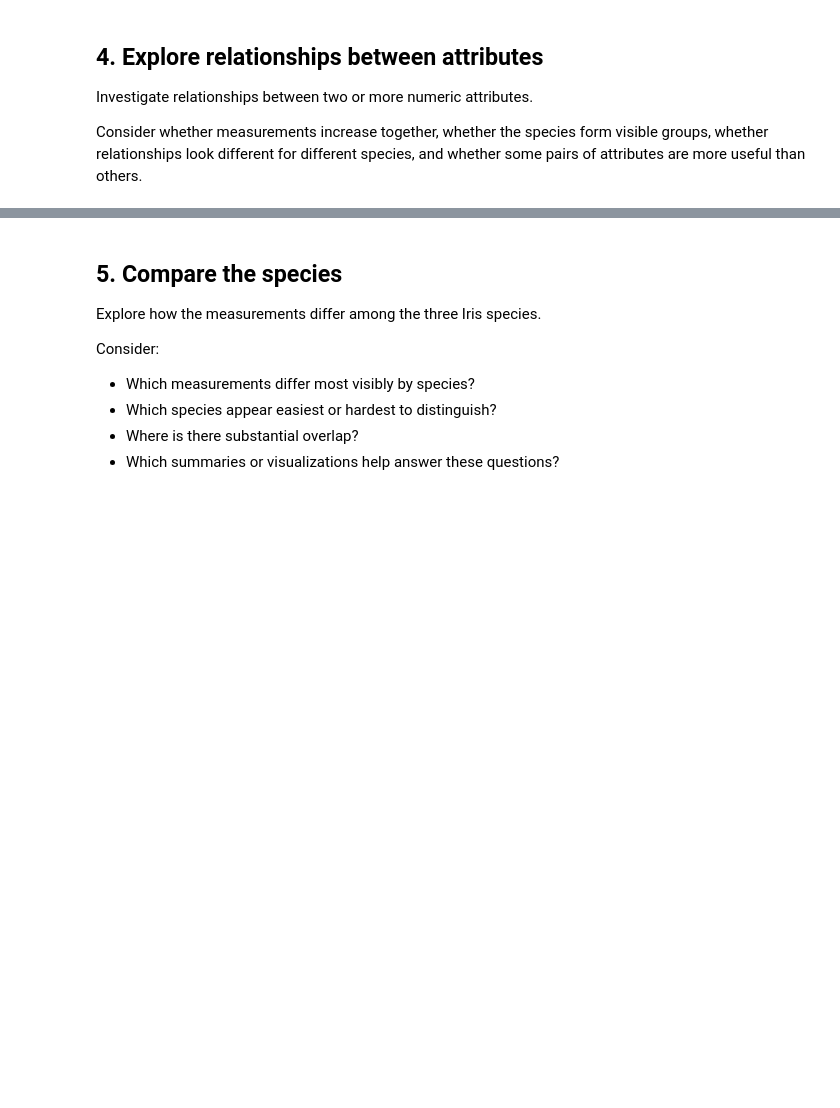
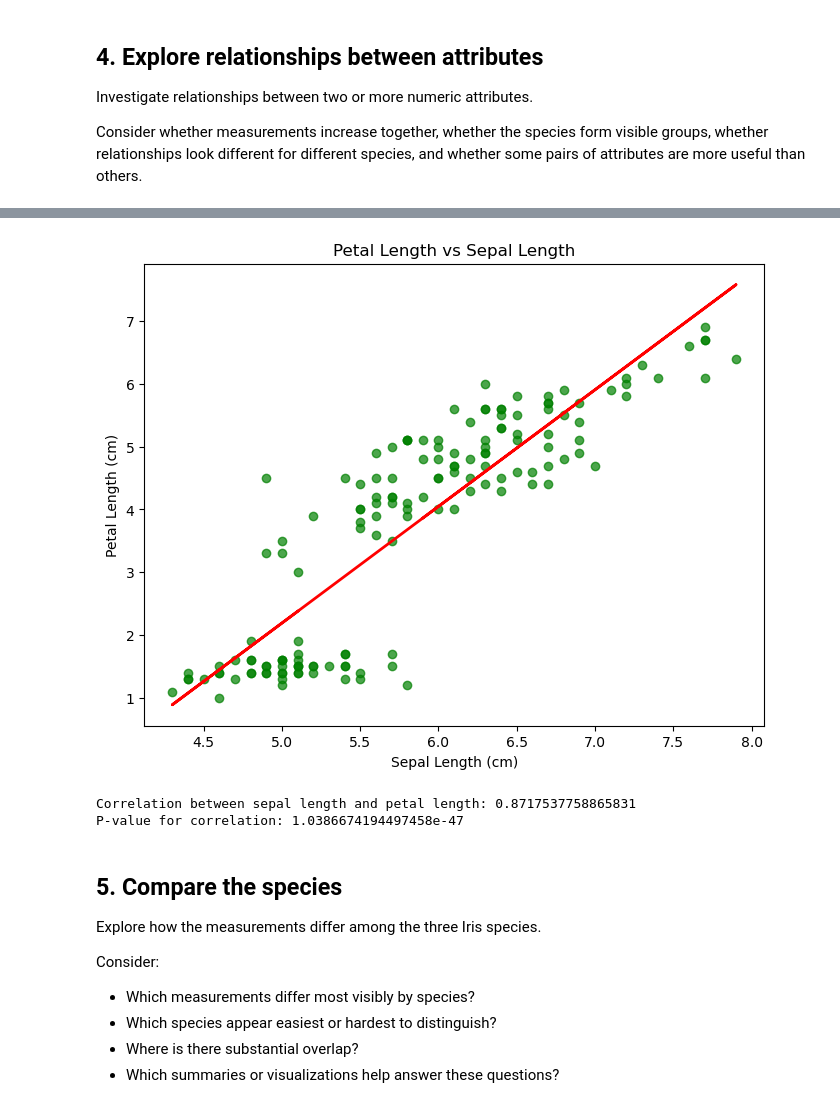
Before and after one commit to amyrewells/Lab01, a Jupyter notebook: Lab_1_Iris_Data_Exploration.ipynb, the cells around one changed output, grey strips where cells are left out. Drawn from its saved outputs; the diff is of its cells as text; code cells hidden in the pictures; blank space fills up the shorter version.

```diff
--- a/Lab_1_Iris_Data_Exploration.ipynb
+++ b/Lab_1_Iris_Data_Exploration.ipynb
@@ -153,3 +153,30 @@ Standard deviation petal length: 1.7652982332594662
 Investigate relationships between two or more numeric attributes.
 
 Consider whether measurements increase together, whether the species form visible groups, whether relationships look different for different species, and whether some pairs of attributes are more useful than others.
+# %%
+# import scipy
+%pip install scipy
+import scipy.stats as stats
+
+# Plot petal length vs sepal length
+plt.figure(figsize=(8, 6))
+plt.scatter(iris['sepal_length_cm'], iris['petal_length_cm'], color='green', alpha=0.7)
+plt.title('Petal Length vs Sepal Length')
+plt.xlabel('Sepal Length (cm)')
+plt.ylabel('Petal Length (cm)')
+
+# add a line of best fit
+slope, intercept, r_value, p_value, std_err = stats.linregress(iris['sepal_length_cm'], iris['petal_length_cm'])
+line = slope * iris['sepal_length_cm'] + intercept
+plt.plot(iris['sepal_length_cm'], line, color='red', linewidth=2)
+
+plt.show()
+
+# get correlation between sepal length and petal length
+correlation = iris['sepal_length_cm'].corr(iris['petal_length_cm'])
+print("Correlation between sepal length and petal length:", correlation)
+
+# get p vallue for correlation
+corr, p_value = stats.pearsonr(iris['sepal_length_cm'], iris['petal_length_cm'])
+print("P-value for correlation:", p_value)
+# %% [output]
@@ -156,3 +186,6 @@ Consider whether measurements increase together, whether the species form visibl
+[figure, added]
+Correlation between sepal length and petal length: 0.8717537758865831
+P-value for correlation: 1.0386674194497458e-47
 # %% [markdown]
 ## 5. Compare the species
 
```
Also changed, not shown: parts of 1 cell of this notebook.
